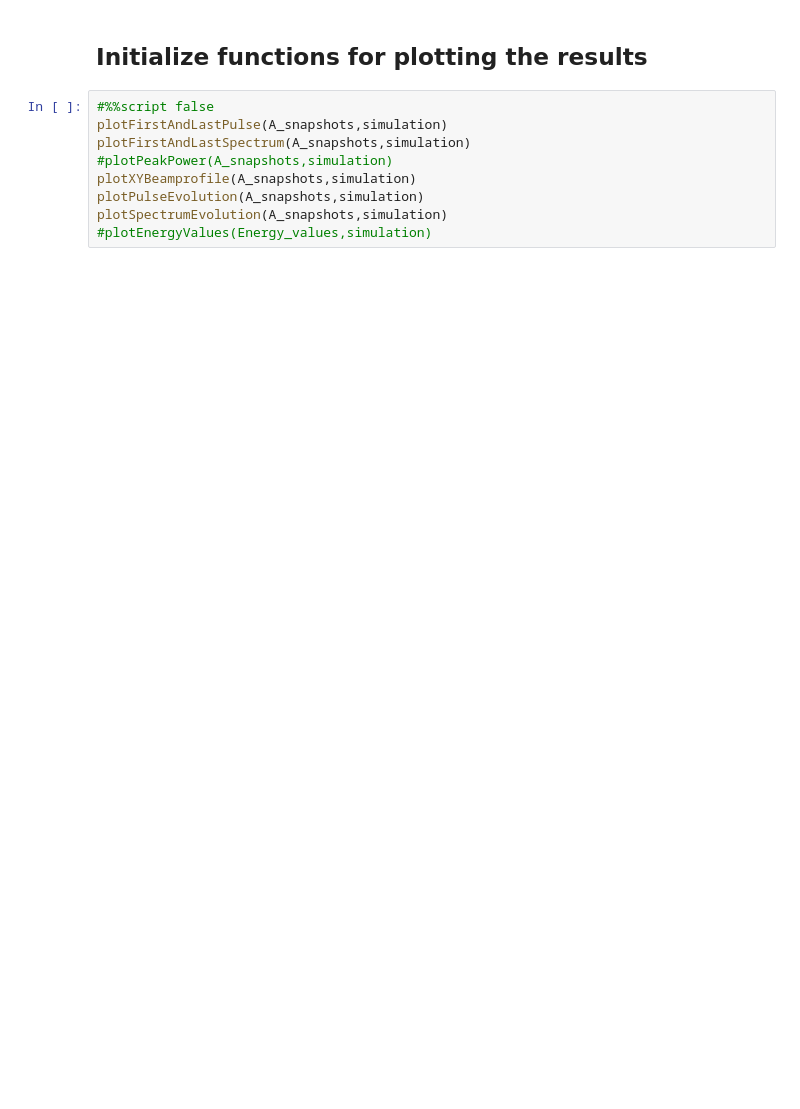
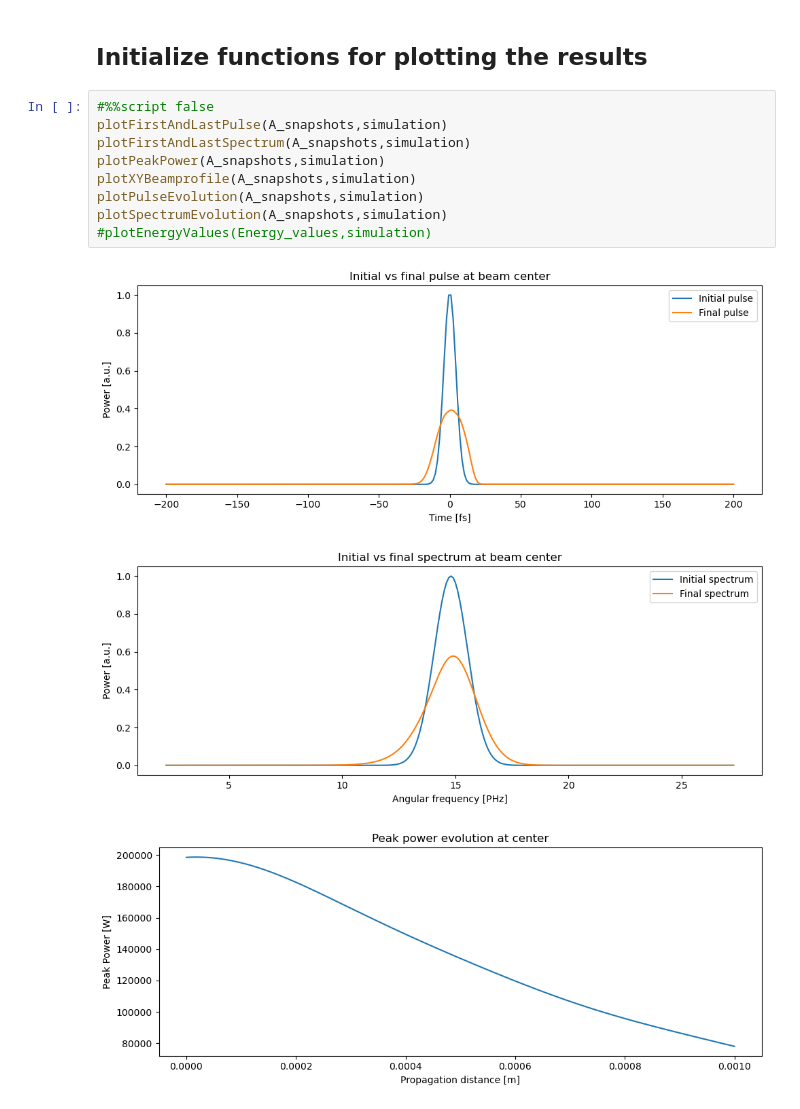
Before and after one commit to physx-is-fun/GNLSE, a Jupyter notebook: notebook.ipynb, the cells around one changed output. Saved outputs shown, nothing was run; the diff lists cells and outputs as text; blank space fills up the shorter version.

```diff
--- a/notebook.ipynb
+++ b/notebook.ipynb
@@ -200,9 +208,13 @@ KeyboardInterrupt:
 # %%
 #%%script false
 plotFirstAndLastPulse(A_snapshots,simulation)
 plotFirstAndLastSpectrum(A_snapshots,simulation)
-#plotPeakPower(A_snapshots,simulation)
+plotPeakPower(A_snapshots,simulation)
 plotXYBeamprofile(A_snapshots,simulation)
 plotPulseEvolution(A_snapshots,simulation)
 plotSpectrumEvolution(A_snapshots,simulation)
 #plotEnergyValues(Energy_values,simulation)
+# %% [output]
+[figure, added]
+[figure, added]
+[figure, added]
```
Also changed, not shown: parts of 8 cells of this notebook, 12 other files.
